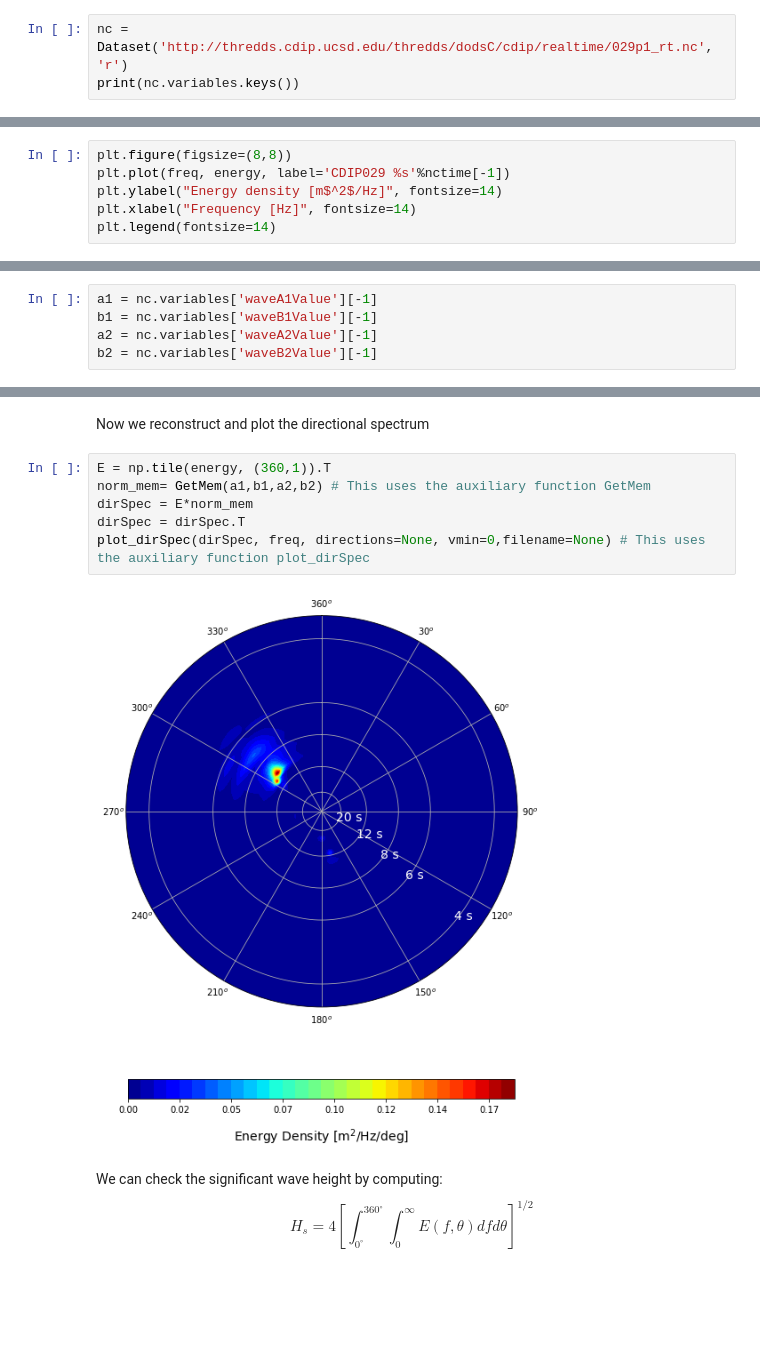
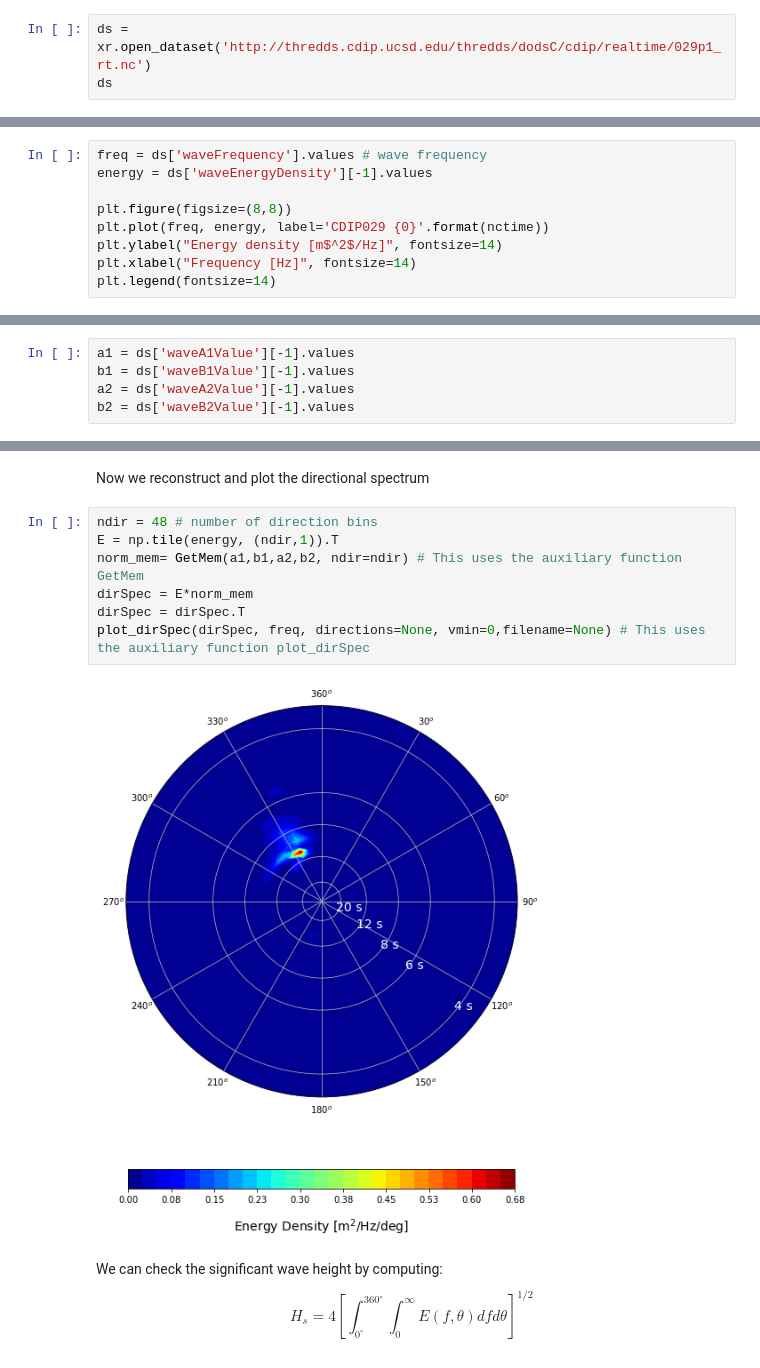
Before and after one commit to biavillasboas/WavySurface, a Jupyter notebook: wavy_surface.ipynb, the cells around one changed output, grey strips where cells are left out. Cells and saved outputs as stored; diff of their text form; blank space fills up the shorter version.

```diff
--- a/wavy_surface.ipynb
+++ b/wavy_surface.ipynb
@@ -22,4 +22,4 @@ Here we read the directional spectrum data directly from CDIP's website via OPeN
 # %%
-nc = Dataset('http://thredds.cdip.ucsd.edu/thredds/dodsC/cdip/realtime/029p1_rt.nc', 'r')
-print(nc.variables.keys())
+ds = xr.open_dataset('http://thredds.cdip.ucsd.edu/thredds/dodsC/cdip/realtime/029p1_rt.nc')
+ds
 # %% [output]
@@ -39,6 +52,9 @@ energy = nc.variables['waveEnergyDensity'][-1]
 # %%
+freq = ds['waveFrequency'].values # wave frequency
+energy = ds['waveEnergyDensity'][-1].values
+
 plt.figure(figsize=(8,8))
-plt.plot(freq, energy, label='CDIP029 %s'%nctime[-1])
+plt.plot(freq, energy, label='CDIP029 {0}'.format(nctime))
 plt.ylabel("Energy density [m$^2$/Hz]", fontsize=14)
 plt.xlabel("Frequency [Hz]", fontsize=14)
 plt.legend(fontsize=14)
@@ -50,6 +66,6 @@ Operational wave buoys do not save the entire frequency-direction information. I
 # %%
-a1 = nc.variables['waveA1Value'][-1]
-b1 = nc.variables['waveB1Value'][-1]
-a2 = nc.variables['waveA2Value'][-1]
-b2 = nc.variables['waveB2Value'][-1]
+a1 = ds['waveA1Value'][-1].values
+b1 = ds['waveB1Value'][-1].values
+a2 = ds['waveA2Value'][-1].values
+b2 = ds['waveB2Value'][-1].values
 # %% [markdown]
@@ -65,13 +81,14 @@ Significant wave height: 1.46
 # %% [markdown]
 Now we reconstruct and plot the directional spectrum
 # %%
-E = np.tile(energy, (360,1)).T
-norm_mem= GetMem(a1,b1,a2,b2) # This uses the auxiliary function GetMem
+ndir = 48 # number of direction bins
+E = np.tile(energy, (ndir,1)).T
+norm_mem= GetMem(a1,b1,a2,b2, ndir=ndir) # This uses the auxiliary function GetMem
 dirSpec = E*norm_mem
 dirSpec = dirSpec.T
 plot_dirSpec(dirSpec, freq, directions=None, vmin=0,filename=None) # This uses the auxiliary function plot_dirSpec
 # %% [output]
-[figure, old version]
+[figure, new version]
 # %% [markdown]
 We can check the significant wave height by computing:
 $$H_s = 4 \left[\int_{0^\circ}^{360^\circ} \int_0^\infty  E(f,\theta) df d\theta\right]^{1/2}
```
Also changed, not shown: parts of 35 cells of this notebook.
